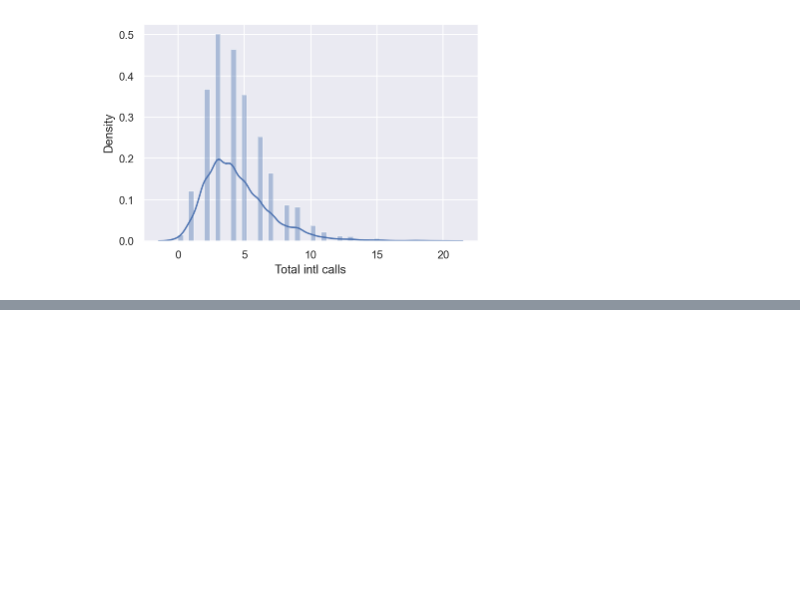
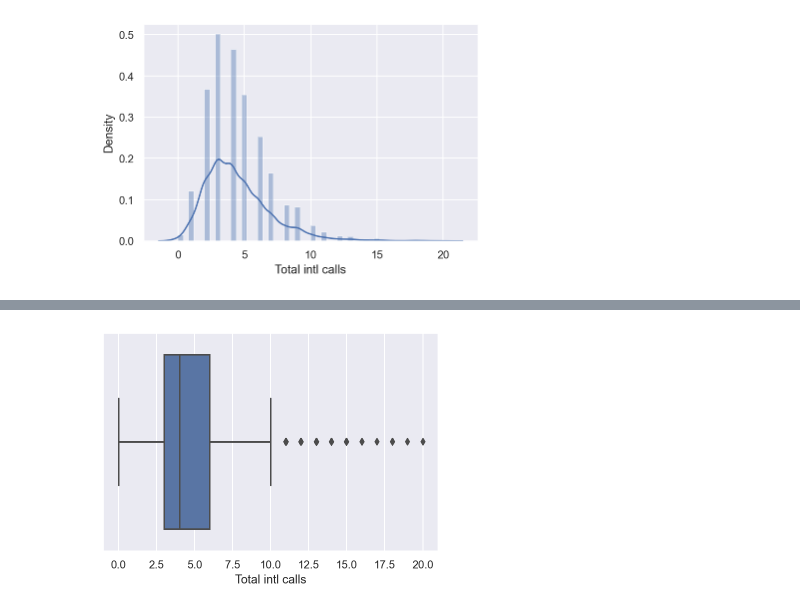
Before and after one commit to Rahul-YYC/data-science-machine-learning, a Jupyter notebook: DS-TelChurnVisualization/tel_churn_visualization.ipynb, the cells around one changed output, grey strips where cells are left out. Cells and saved outputs as stored; diff of their text form; code cells hidden in the pictures; blank space fills up the shorter version.

Commit message:
Added Box Plot

```diff
--- a/DS-TelChurnVisualization/tel_churn_visualization.ipynb
+++ b/DS-TelChurnVisualization/tel_churn_visualization.ipynb
@@ -68,0 +77,4 @@ sns.distplot(df["Total intl calls"]);
+# %%
+sns.boxplot(x="Total intl calls", data=df);
+# %% [output]
+[figure, added]
```
Also changed, not shown: parts of 2 cells of this notebook.
